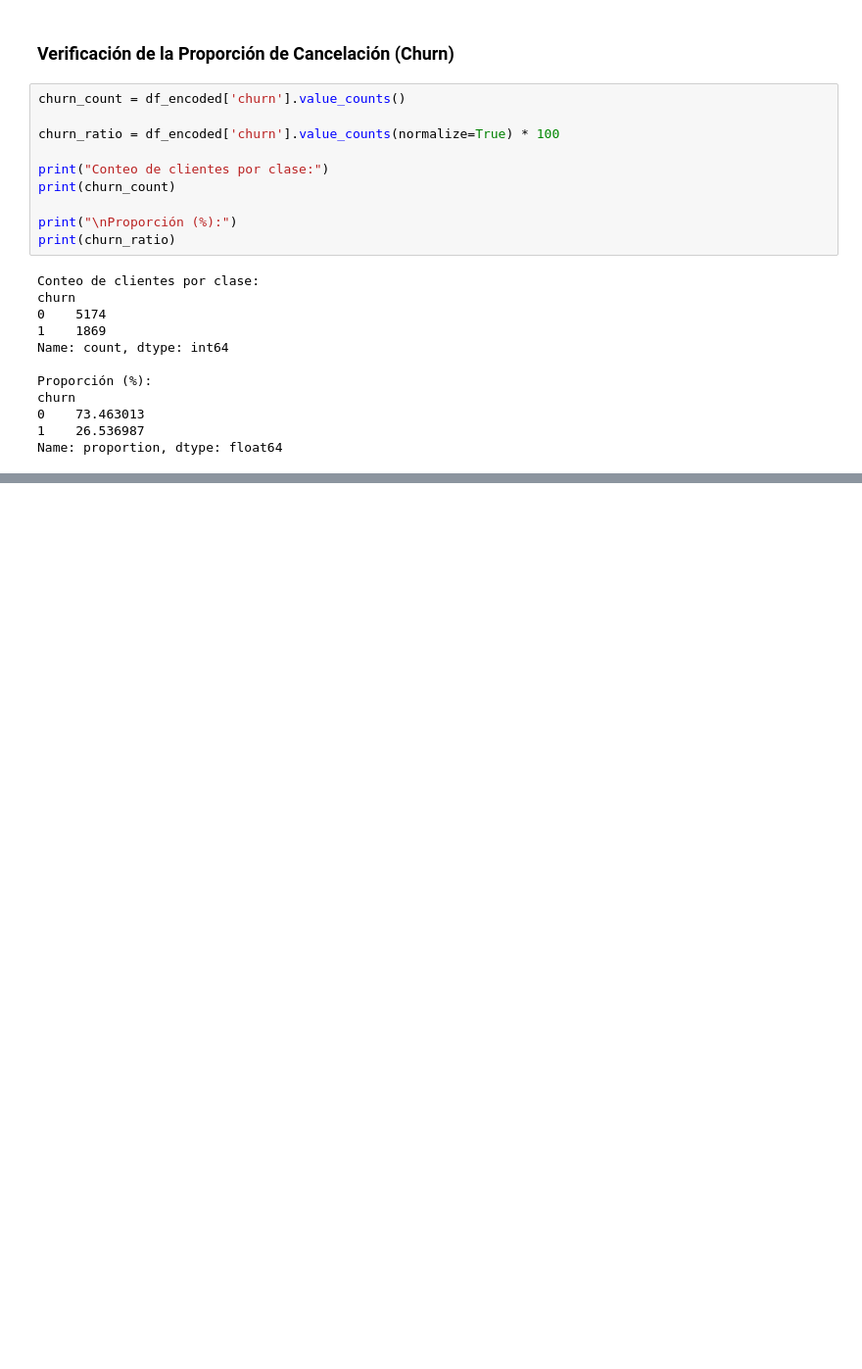
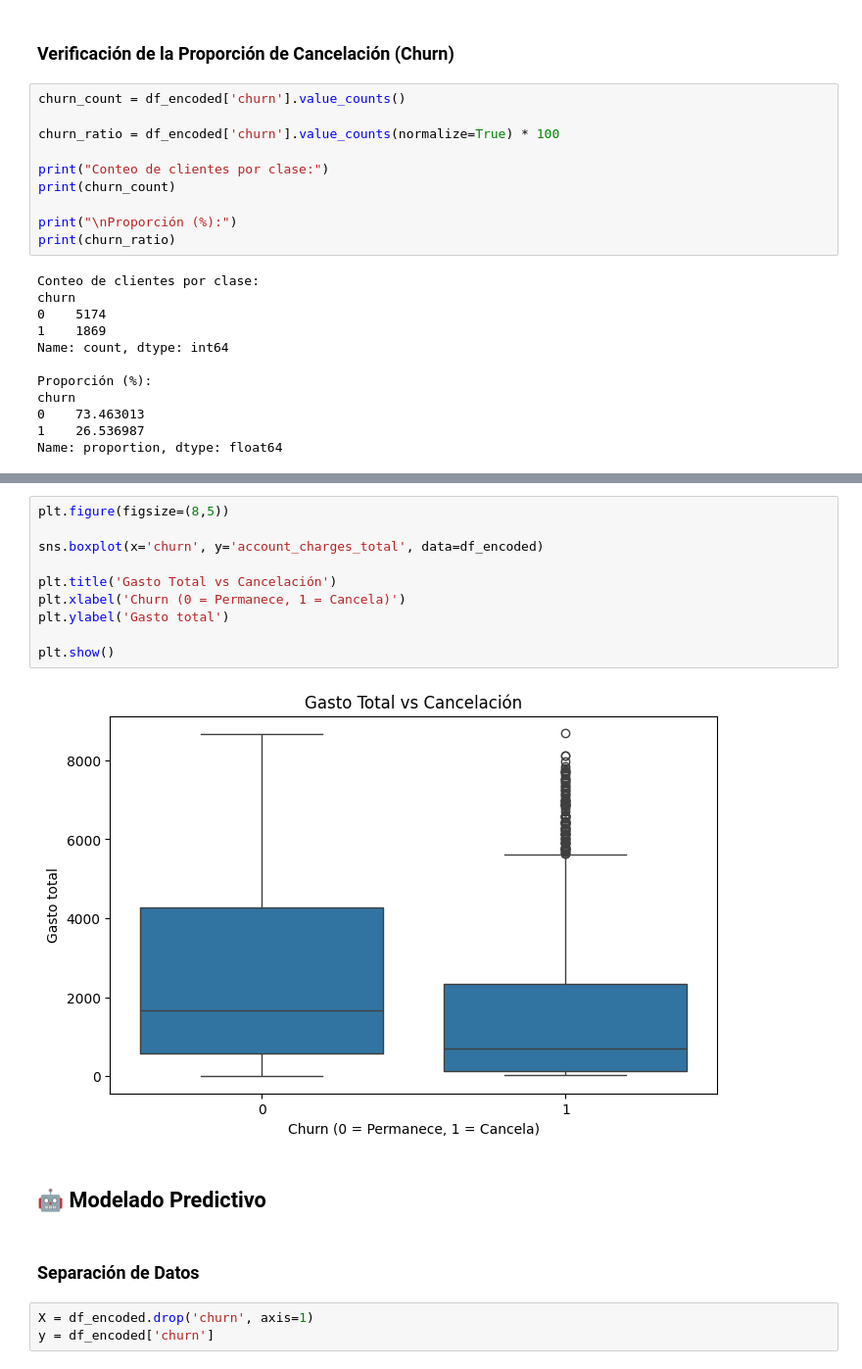
Before and after one commit to epjuarez/alura-challenge-telecomx2, a Jupyter notebook: alura_challenge_telecomx2.ipynb, the cells around one changed output, grey strips where cells are left out. Shown at 98% size. Saved outputs shown, nothing was run; the diff lists cells and outputs as text; blank space fills up the shorter version.

```diff
--- a/alura_challenge_telecomx2.ipynb
+++ b/alura_challenge_telecomx2.ipynb
@@ -136,0 +263,19 @@ Name: proportion, dtype: float64
+# %%
+plt.figure(figsize=(8,5))
+
+sns.boxplot(x='churn', y='account_charges_total', data=df_encoded)
+
+plt.title('Gasto Total vs Cancelación')
+plt.xlabel('Churn (0 = Permanece, 1 = Cancela)')
+plt.ylabel('Gasto total')
+
+plt.show()
+# %% [output]
+[figure, added]
+# %% [markdown]
+## **🤖 Modelado Predictivo**
+# %% [markdown]
+### **Separación de Datos**
+# %%
+X = df_encoded.drop('churn', axis=1)
+y = df_encoded['churn']
```
Also changed, not shown: parts of 21 cells of this notebook.
